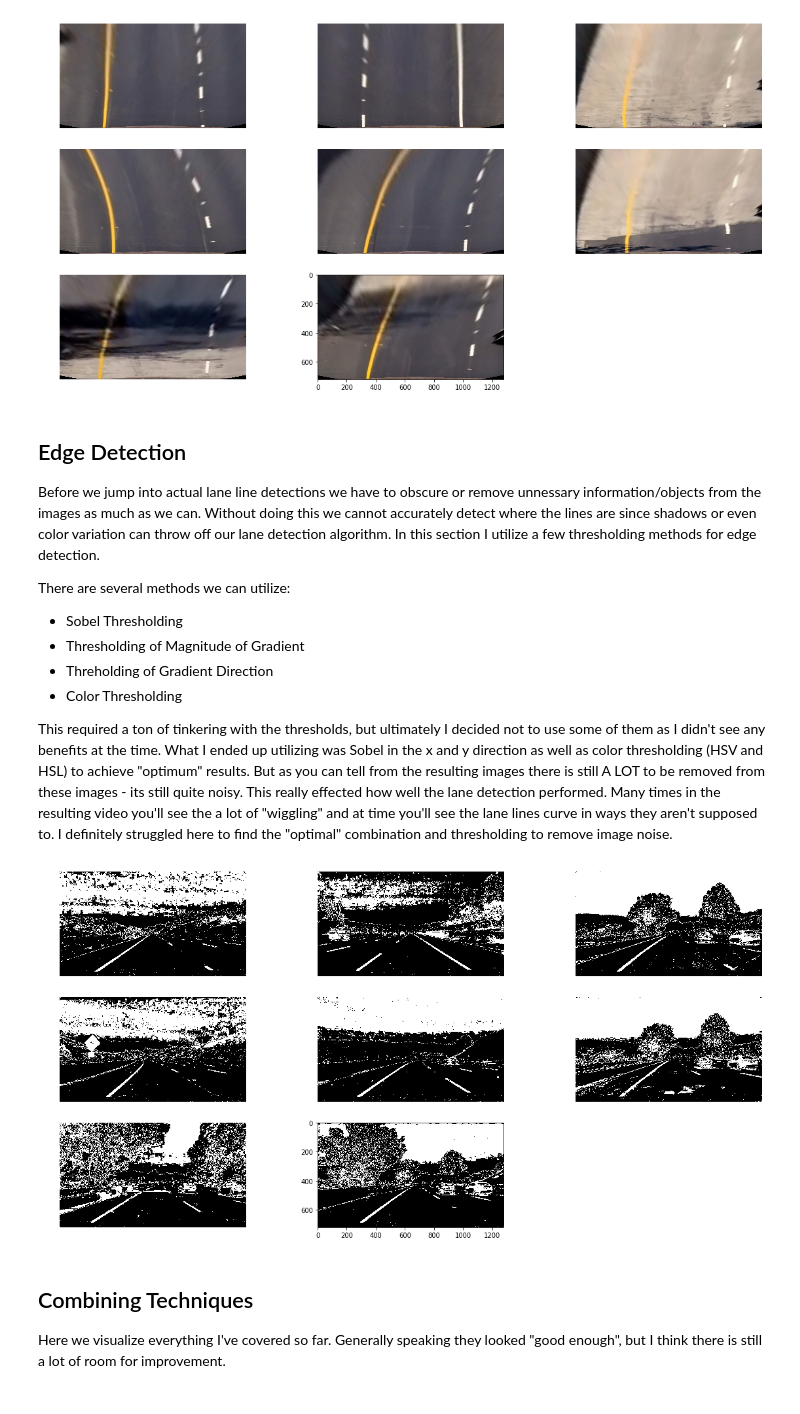
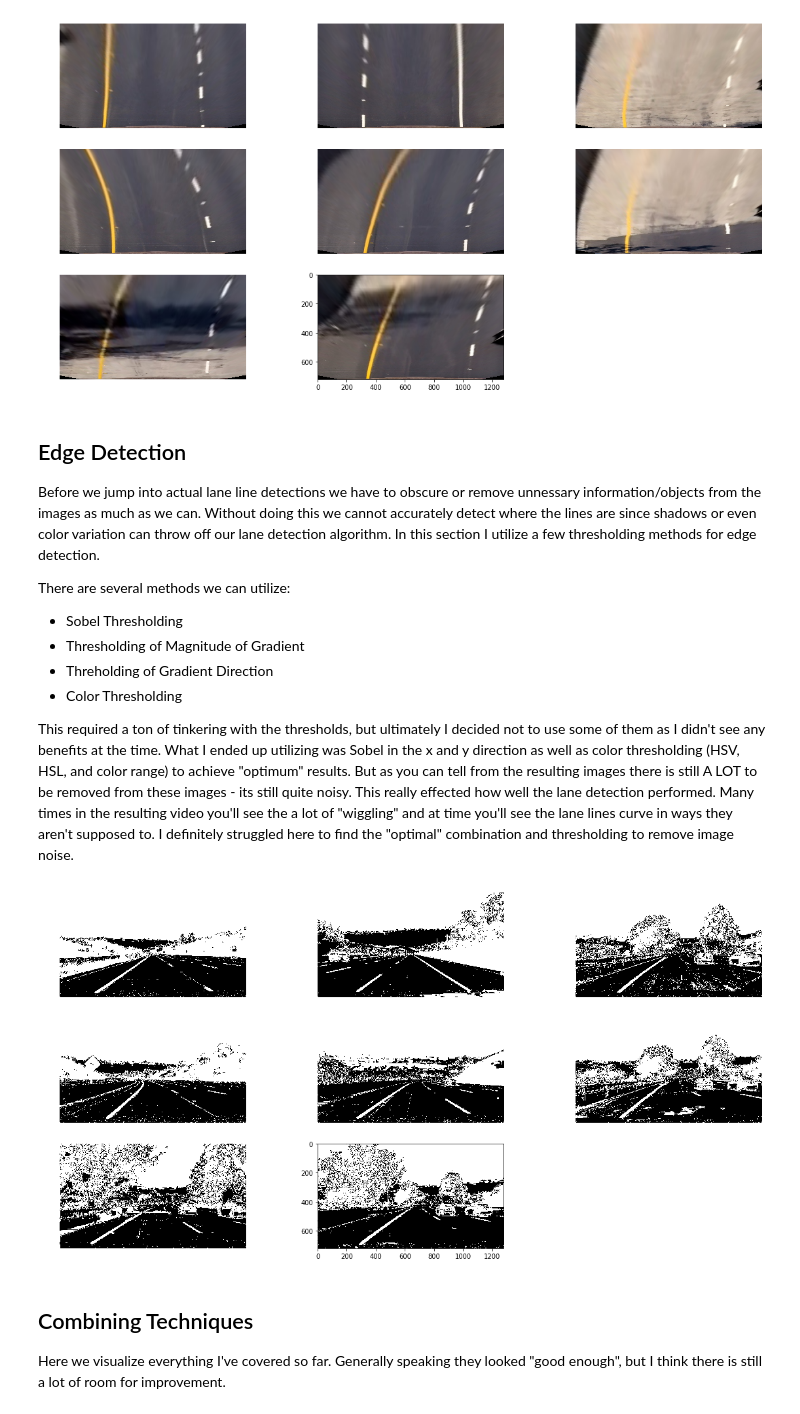
Before and after one commit to codepete/CarND-Advanced-Lane-Lines, a Jupyter notebook: advanced-lane-lines.ipynb, the cells around one changed output. Cells and saved outputs as stored; diff of their text form; code cells hidden in the pictures.

```diff
--- a/advanced-lane-lines.ipynb
+++ b/advanced-lane-lines.ipynb
@@ -162,7 +162,7 @@ There are several methods we can utilize:
 - Threholding of Gradient Direction
 - Color Thresholding
 
-This required a ton of tinkering with the thresholds, but ultimately I decided not to use some of them as I didn't see any benefits at the time. What I ended up utilizing was Sobel in the x and y direction as well as color thresholding (HSV and HSL) to achieve "optimum" results. But as you can tell from the resulting images there is still A LOT to be removed from these images - its still quite noisy. This really effected how well the lane detection performed. Many times in the resulting video you'll see the a lot of "wiggling" and at time you'll see the lane lines curve in ways they aren't supposed to. I definitely struggled here to find the "optimal" combination and thresholding to remove image noise.
+This required a ton of tinkering with the thresholds, but ultimately I decided not to use some of them as I didn't see any benefits at the time. What I ended up utilizing was Sobel in the x and y direction as well as color thresholding (HSV, HSL, and color range) to achieve "optimum" results. But as you can tell from the resulting images there is still A LOT to be removed from these images - its still quite noisy. This really effected how well the lane detection performed. Many times in the resulting video you'll see the a lot of "wiggling" and at time you'll see the lane lines curve in ways they aren't supposed to. I definitely struggled here to find the "optimal" combination and thresholding to remove image noise.
 # %%
 # Define a function that applies Sobel x or y,
 # then takes an absolute value and applies a threshold.
@@ -259,40 +259,46 @@ def color_select(img, sthresh=(0, 255), vthresh=(0, 255)):
     v_output = np.zeros_like(s_channel)
     v_output[(s_channel > vthresh[0]) & (s_channel <= vthresh[1])] = 1
 
+    # define range of yellow and white color in HSV
+    lower_yellow = np.array([12, 73, 73])
+    upper_yellow = np.array([142, 255, 255])
+
+    yellow_filter = cv2.inRange(hsv, lower_yellow, upper_yellow)
+
     binary_output = np.zeros_like(v_output)
-    binary_output[(v_output == 1) & (s_output == 1)] = 1
+    binary_output[((s_output ==1) & (v_output ==1)) | (yellow_filter == 255)] = 1
 
     return binary_output
 
 def threshold(image, ksize=3):
     # Apply each of the thresholding functions
     gradx = abs_sobel_thresh(image, orient='x', sobel_kernel=ksize, thresh=(12, 255))
     grady = abs_sobel_thresh(image, orient='y', sobel_kernel=ksize, thresh=(25, 255))
     mag_binary = mag_thresh(image, sobel_kernel=ksize, mag_thresh=(90, 255))
-    c_binary = color_select(image, sthresh=(100,255), vthresh=(50,255))
+    c_binary = color_select(image, sthresh=(90,255), vthresh=(50,255))
     dir_binary = dir_threshold(image, sobel_kernel=ksize, thresh=(0.7, np.pi/2))
 
 
     combined = np.zeros_like(image[:,:,0])
-    combined[((gradx == 1) & (grady == 1)| (c_binary == 1))] = 255
+    combined[( (gradx == 1) | (c_binary == 1))] = 1
 
     return combined
 
 # Lets test this out and see what it looks like in a few test images
 plt.figure(figsize=(20,10))
 i = 1
 for filename in test_images:
     image = cv2.imread(filename)
     image = cv2.cvtColor(image, cv2.COLOR_BGR2RGB)
 
     image = threshold(image, 5)
     plt.axis('off')
     plt.subplot(3, 3, i)
     plt.imshow(image, cmap='gray')
     i += 1
 plt.show()
 # %% [output]
-[figure, old version]
+[figure, new version]
 # %% [markdown]
 ## Combining Techniques
 
```
Also changed, not shown: parts of 6 cells of this notebook, 1 other file.
